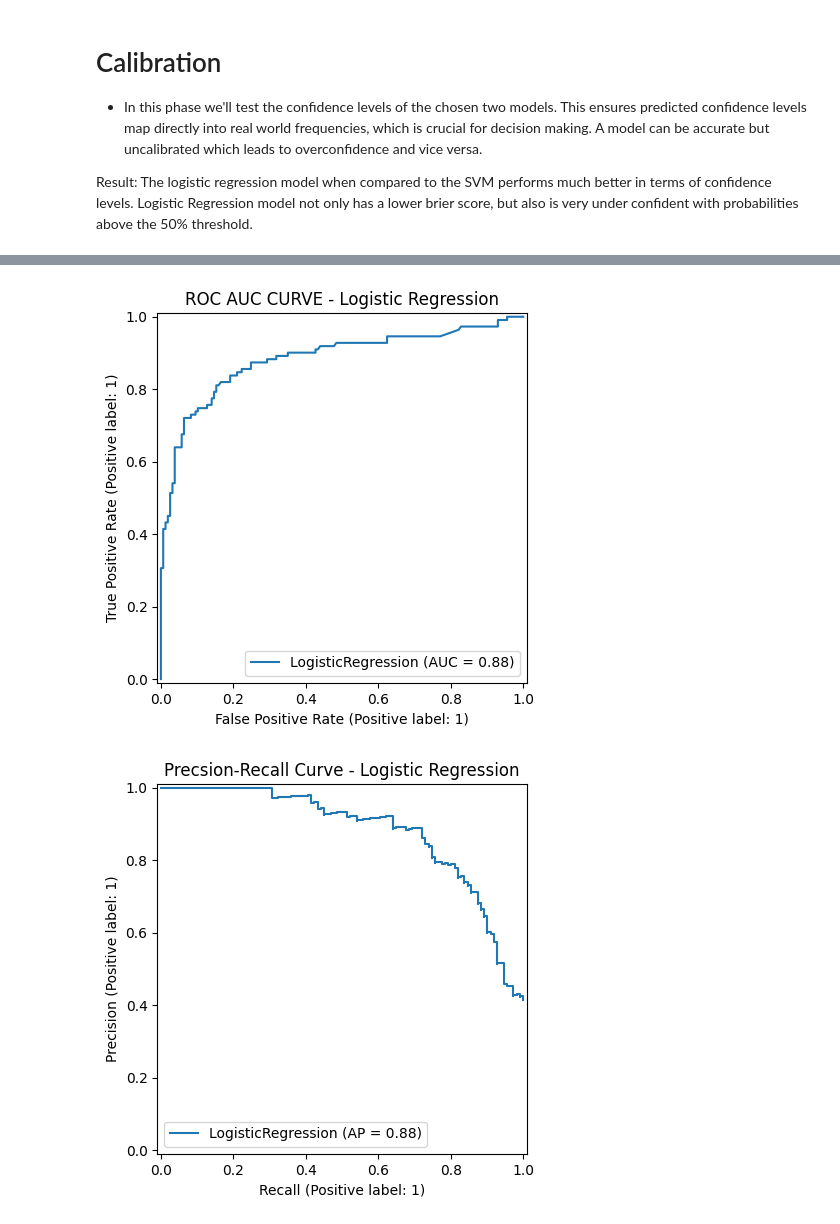
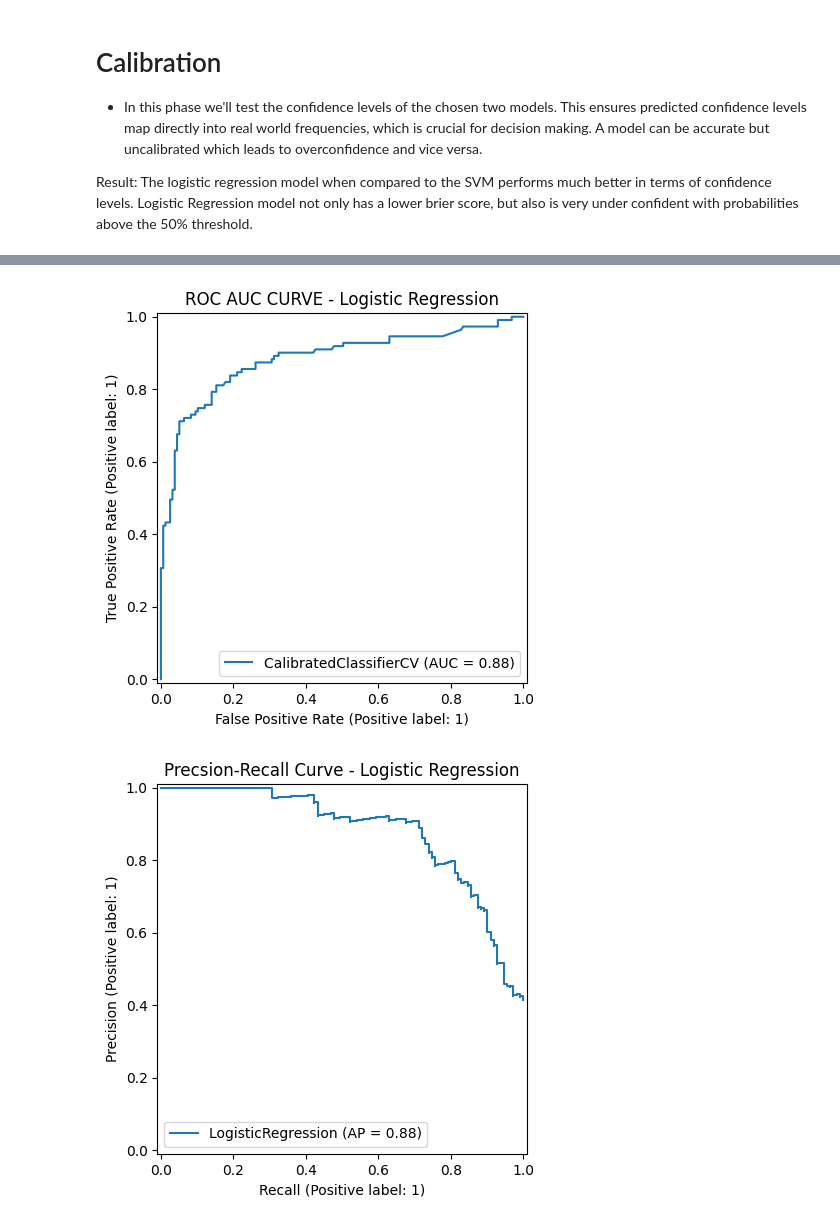
Before and after one commit to JudeMirac/titanic, a Jupyter notebook: Workflow/Notebooks/Model_evaluation.ipynb, the cells around one changed output, grey strips where cells are left out. Saved outputs shown, nothing was run; the diff lists cells and outputs as text; code cells hidden in the pictures.

```diff
--- a/Workflow/Notebooks/Model_evaluation.ipynb
+++ b/Workflow/Notebooks/Model_evaluation.ipynb
@@ -32,7 +32,7 @@ X_train1, X_test1, Y_train1, Y_test1 = train_test_split(X1, Y1, test_size = 0.3,
 from sklearn.linear_model import LogisticRegression
 
 # instanstation process
-lr = LogisticRegression(C=10, penalty='l1', solver='liblinear')
+lr = LogisticRegression(C=10, penalty='l1', class_weight= 'balanced', solver='liblinear')
 
 # fit model on the training data
 lr.fit(X_train1, Y_train1)
@@ -221,18 +227,18 @@ plt.show()
 # %%
 # plot curve
 from sklearn.metrics import RocCurveDisplay, PrecisionRecallDisplay
 
 # Roc Auc (comparing true false positive rates against the false positive rate at different thresholds)
-RocCurveDisplay.from_estimator(lr, X_test1, Y_test1)
+RocCurveDisplay.from_estimator(calibrated_lr, X_test1, Y_test1)
 plt.title('ROC AUC CURVE - Logistic Regression')
 plt.show()
 
 # Precision Recall Curve (Compares precision and recall at different thresholds)
 PrecisionRecallDisplay.from_estimator(lr, X_test1, Y_test1)
 plt.title('Precsion-Recall Curve - Logistic Regression')
 plt.show()
 # %% [output]
-[figure, old version]
+[figure, new version]
-[figure, old version]
+[figure, new version]
 # %%
 # plot curve for SVM
```
Also changed, not shown: parts of 11 cells of this notebook.
